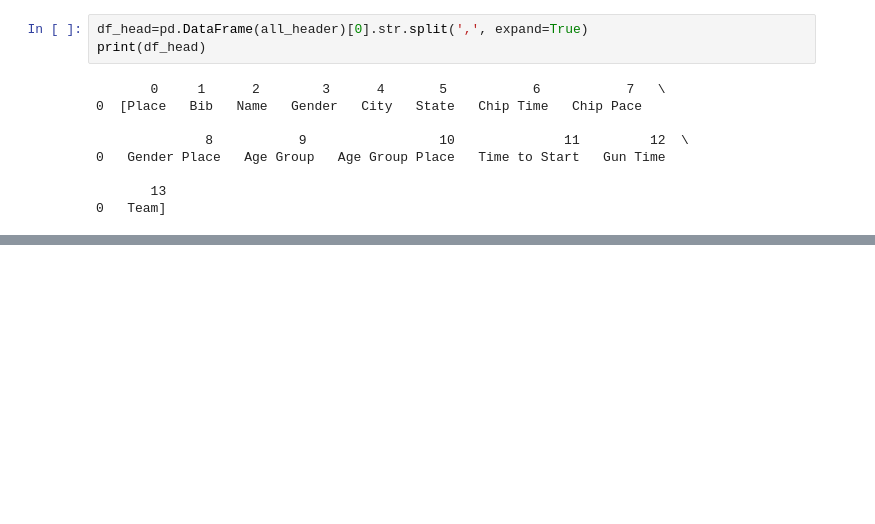
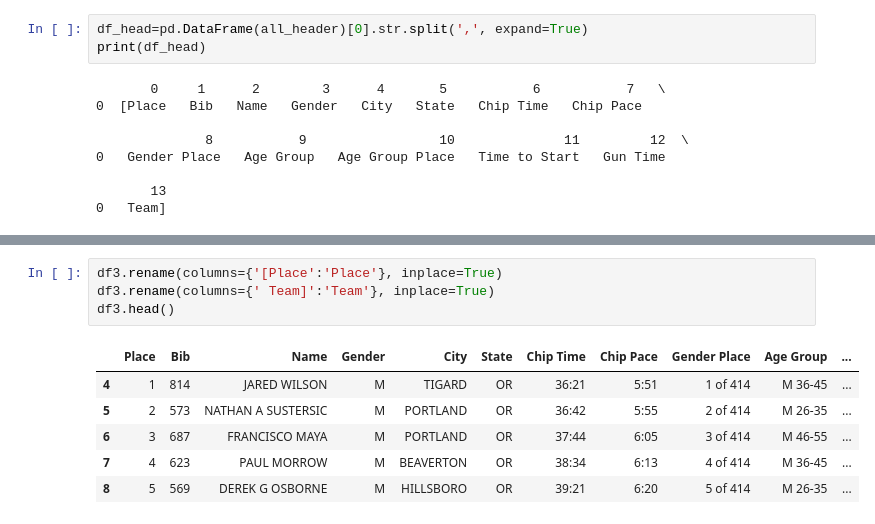
Before and after one commit to lohitpant/DataScienceProjects, a Jupyter notebook: Web Scrapping, Data Manipulation and Visualization with Python/Web Scrapping with Python.ipynb, the cells around one changed output, grey strips where cells are left out. Cells and saved outputs as stored; diff of their text form; blank space fills up the shorter version.

```diff
--- a/Web Scrapping, Data Manipulation and Visualization with Python/Web Scrapping with Python.ipynb
+++ b/Web Scrapping, Data Manipulation and Visualization with Python/Web Scrapping with Python.ipynb
@@ -179,0 +213,11 @@ df3.head()
+# %%
+df3.rename(columns={'[Place':'Place'}, inplace=True)
+df3.rename(columns={' Team]':'Team'}, inplace=True)
+df3.head()
+# %% [output]
+|  | Place | Bib | Name | Gender | City | State | Chip Time | Chip Pace | Gender Place | Age Group | ... |
+| 4 | 1 | 814 | JARED WILSON | M | TIGARD | OR | 36:21 | 5:51 | 1 of 414 | M 36-45 | ... |
+| 5 | 2 | 573 | NATHAN A SUSTERSIC | M | PORTLAND | OR | 36:42 | 5:55 | 2 of 414 | M 26-35 | ... |
+| 6 | 3 | 687 | FRANCISCO MAYA | M | PORTLAND | OR | 37:44 | 6:05 | 3 of 414 | M 46-55 | ... |
+| 7 | 4 | 623 | PAUL MORROW | M | BEAVERTON | OR | 38:34 | 6:13 | 4 of 414 | M 36-45 | ... |
+| 8 | 5 | 569 | DEREK G OSBORNE | M | HILLSBORO | OR | 39:21 | 6:20 | 5 of 414 | M 26-35 | ... |
```
Also changed, not shown: parts of 16 cells of this notebook.
